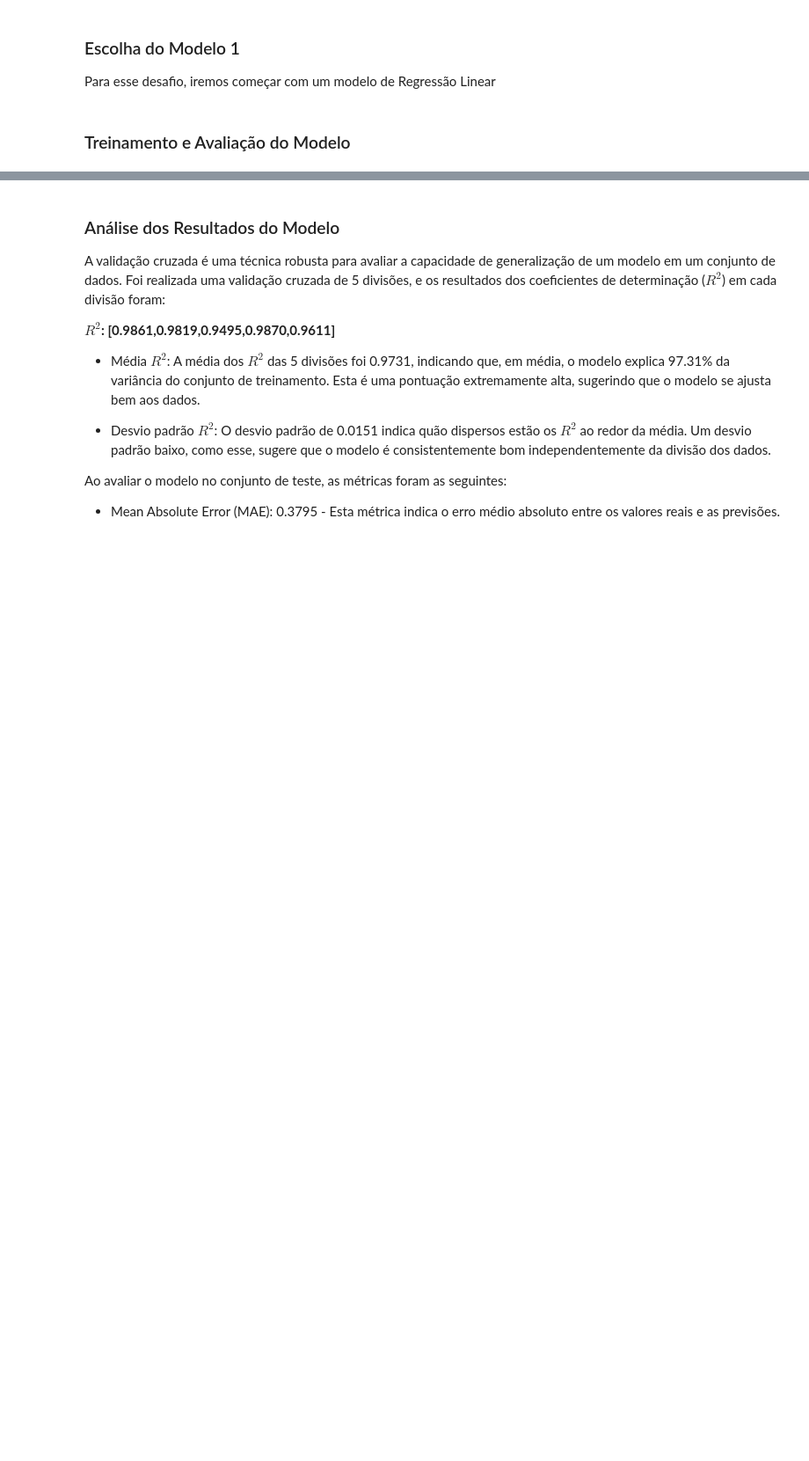
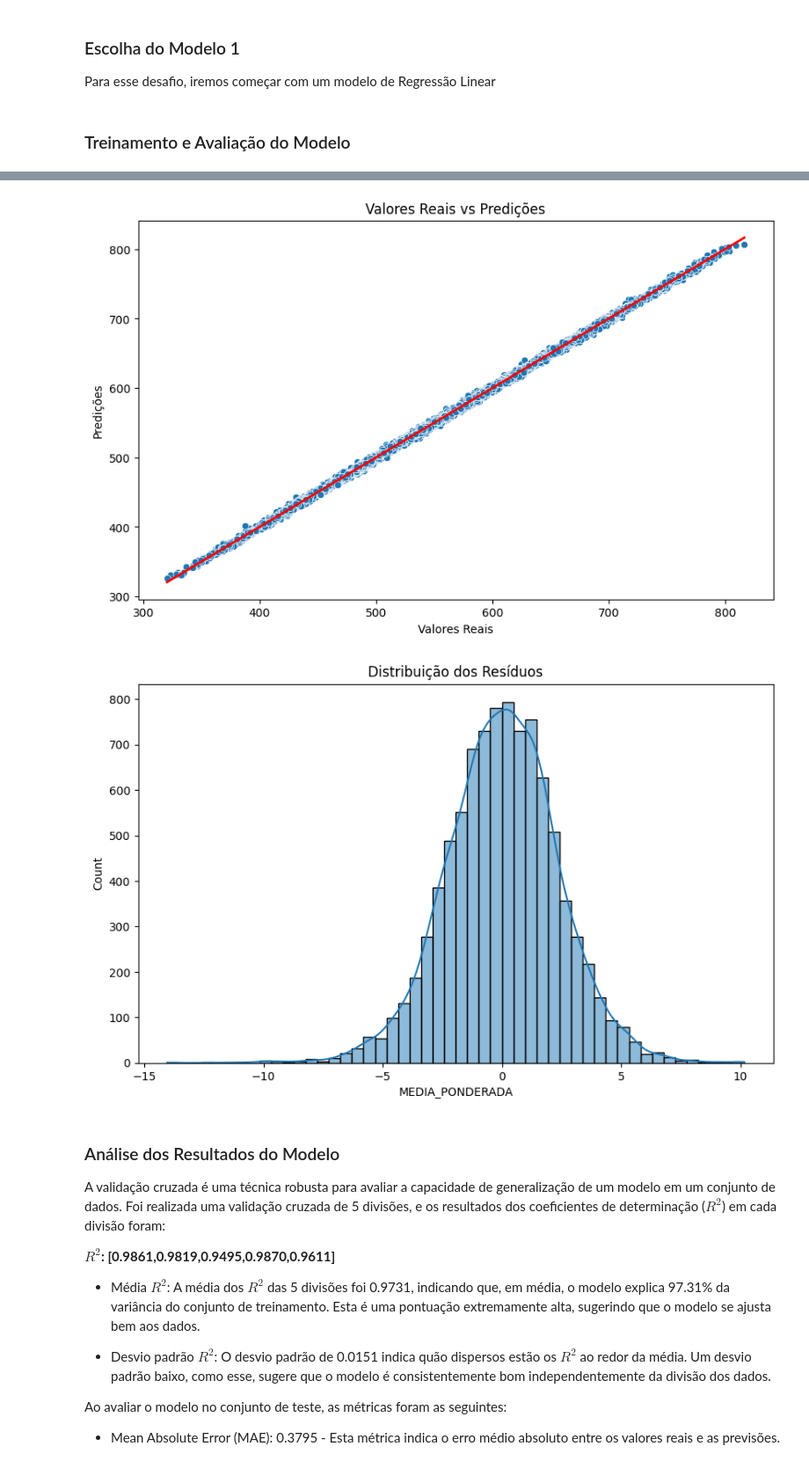
Before and after one commit to fernandodgl/DESAFIO-DATASCIENCE, a Jupyter notebook: desafio_enem/notebooks/ML_Anima_Desafio_ENEM.ipynb, the cells around one changed output, grey strips where cells are left out. Shown: that part at 88% size. Cells and saved outputs as stored; diff of their text form; code cells hidden in the pictures; blank space fills up the shorter version.

```diff
--- a/desafio_enem/notebooks/ML_Anima_Desafio_ENEM.ipynb
+++ b/desafio_enem/notebooks/ML_Anima_Desafio_ENEM.ipynb
@@ -186,3 +232,33 @@ R-squared (R2) on test set: 0.9731175182457183
+# %%
+import matplotlib.pyplot as plt
+import seaborn as sns
+
+# 1. Visualização das Predições vs. Valores Reais
+plt.figure(figsize=(10,6))
+sns.scatterplot(x=y_test, y=y_pred)
+plt.xlabel('Valores Reais')
+plt.ylabel('Predições')
+plt.title('Valores Reais vs Predições')
+plt.plot([y_test.min(), y_test.max()], [y_test.min(), y_test.max()], color='red', lw=2)
+plt.show()
+
+# 2. Análise dos Resíduos
+residuos = y_test - y_pred
+plt.figure(figsize=(10,6))
+sns.histplot(residuos, bins=50, kde=True)
+plt.title('Distribuição dos Resíduos')
+plt.show()
+
+# 3. Importância das Features (apenas para modelos que permitem, como árvores de decisão ou modelos lineares)
+# Se você estiver usando um modelo linear:
+# coef_importance = pd.Series(lr.coef_, index=X.columns)
+# coef_importance = coef_importance.sort_values()
+# coef_importance.plot(kind='barh', figsize=(10,6))
+# plt.title('Importância das Features')
+# plt.show()
+# %% [output]
+[figure, added]
+[figure, added]
 # %% [markdown]
 ### Análise dos Resultados do Modelo
 
```
Also changed, not shown: parts of 33 cells of this notebook, 1 other file.
